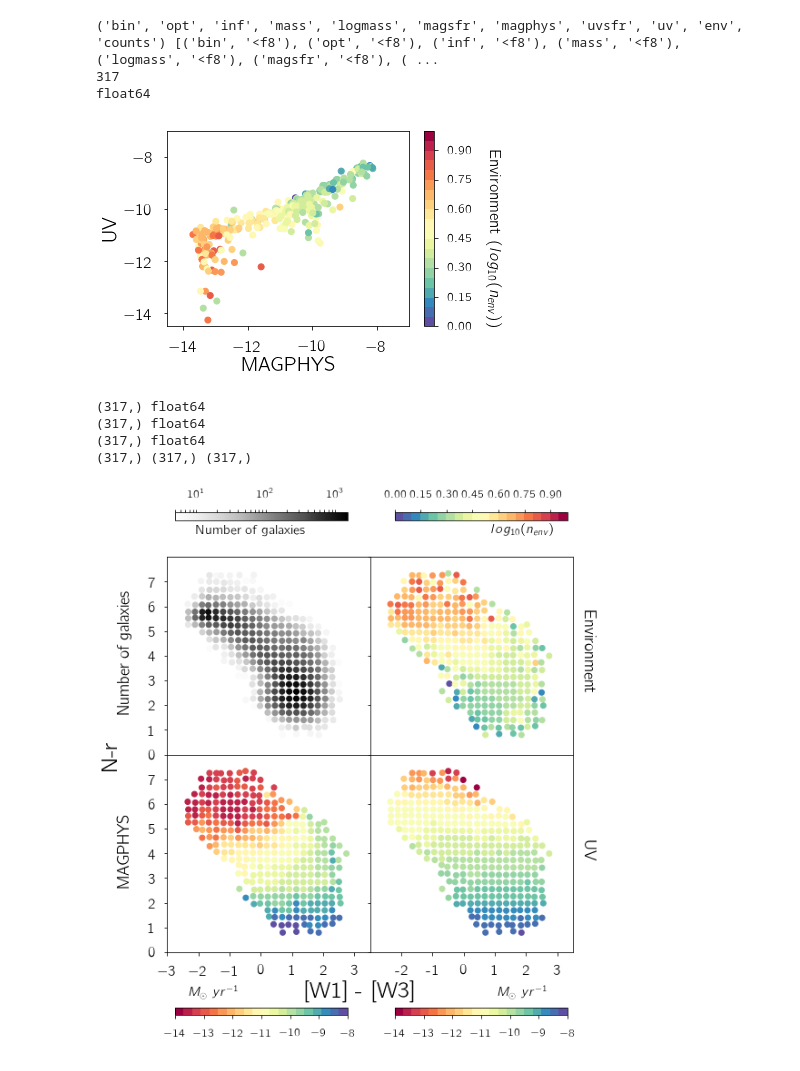
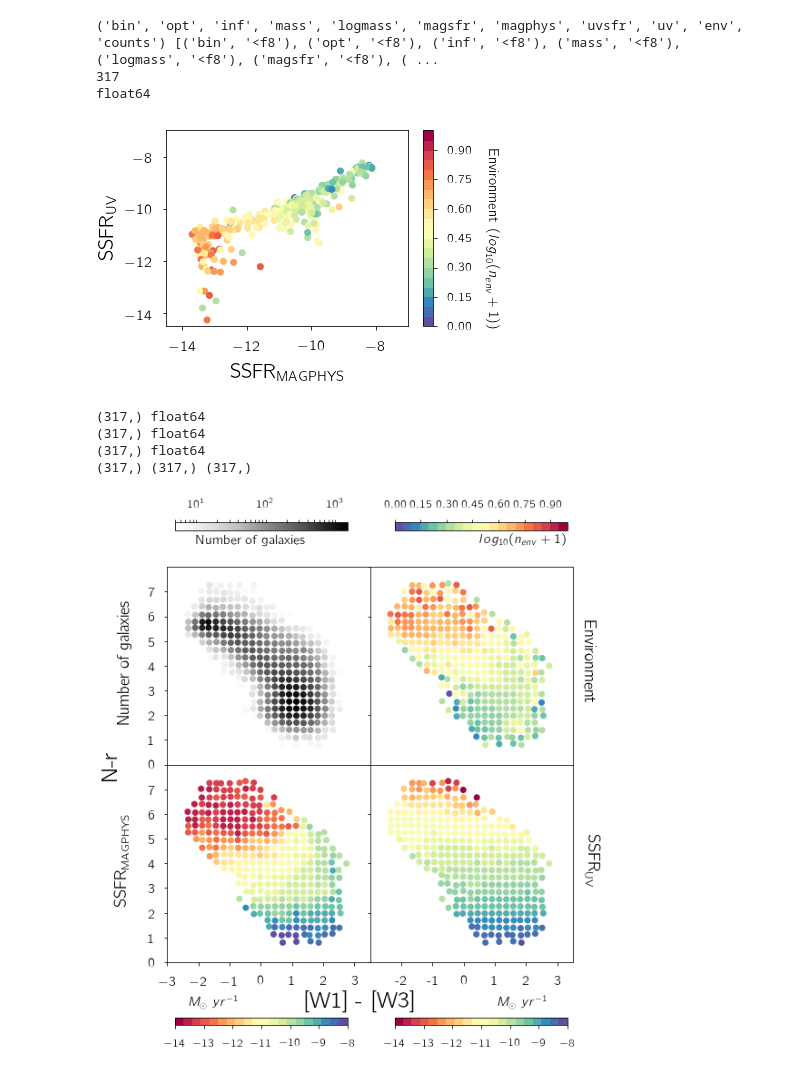
Before and after one commit to nityamd/SSFR_Env, a Jupyter notebook: notebooks/Plots_for_paper.ipynb, the cells around one changed output. Drawn from its saved outputs; the diff is of its cells as text; code cells hidden in the pictures.

```diff
--- a/notebooks/Plots_for_paper.ipynb
+++ b/notebooks/Plots_for_paper.ipynb
@@ -38,8 +38,8 @@ rcParams['font.size'] = 22
 rcParams['axes.labelsize'] = 22
 rcParams['axes.labelweight'] = 'bold'
 rcParams['axes.titlesize'] = 17
-rcParams['xtick.labelsize'] = 16
-rcParams['ytick.labelsize'] = 16
+rcParams['xtick.labelsize'] = 15
+rcParams['ytick.labelsize'] = 15
 rcParams['legend.fontsize'] = 16
 rcParams['figure.titlesize'] = 1
 
@@ -67,37 +67,39 @@ d = dat[ind]
 
 fig = plt.figure(figsize =(6,4))
 ax = fig.add_subplot(111)
 x = [-15.0, -12.0, -7.0]
 y = [-15.0, -12.0, -7.0]
 
 m = 0.7
 c = 2.6
 
 y2 = [m*x[i] - c for i in range(len(x))]
 bounds1 = np.linspace(0, 1.0, 21)
 norm1 = colors.BoundaryNorm(boundaries=bounds1, ncolors=256)
 
 cs0 = ax.scatter(d['magphys'],d['uv'], c = np.log10(d['env']), cmap = plt.cm.Spectral_r, norm = norm1)
-ax.set_xlabel('MAGPHYS', fontsize = 20)
-ax.set_ylabel('UV', fontsize = 20)
+ax.set_xlabel(r'SSFR\textsubscript{MAGPHYS}', fontsize = 20, labelpad = 15.0)
+ax.set_ylabel(r'SSFR\textsubscript{UV}', fontsize = 20, labelpad = 5.0)
 # ax.plot(x,y, color = 'k',alpha=0.6, linestyle = '--')
 # ax.plot(x,y2, color = 'k',alpha=0.6, linestyle = '--')
 ax.set_xlim(-14.5,-7.0)
 ax.set_ylim(-14.5,-7.0)
 ax.xaxis.set_ticks([-14.0,-12.0,-10.0,-8.0])
 ax.yaxis.set_ticks([-14.0,-12.0,-10.0,-8.0])
 #plt.title('Environment')
-fig.text(0.95, 0.5, r'Environment ($log_{10}(n_{env})$)',ha='center', va='center', rotation=270,fontsize = 16)
+fig.text(0.95, 0.5, r'Environment ($log_{10}(n_{env}+1)$)',ha='center', va='center', rotation=270,fontsize = 14)
 cbar = fig.colorbar(cs0)
 cbar.ax.tick_params(labelsize=13)
 plt.gcf().subplots_adjust(bottom = 0.2)
 plt.gcf().subplots_adjust(left = 0.2)
+#plt.tight_layout()
 #plt.gcf().subplots_adjust(bottom = 0.2)
 #plt.colorbar(cs0)
 plt.savefig('env_plot.pdf')
+
 plt.show()
 # %% [output]
-[figure, old version]
+[figure, new version]
 # %%
 #Let's make a panel plot brah
 
@@ -168,11 +170,11 @@ f.text(0.495, 0.05, '[W1] - [W3]', ha='center', va='center', fontsize = 25)
 f.text(0.02, 0.5, 'N-r', ha='center', va='center', rotation='vertical', fontsize = 25)
 f.text(0.045, 0.7, 'Number of galaxies', ha='center', va='center', rotation=90, fontsize = 18)
 f.text(0.93, 0.7, 'Environment', ha='center', va='center', rotation=270, fontsize = 18)
-f.text(0.045, 0.32, 'MAGPHYS', ha='center', va='center', rotation=90, fontsize = 18)
-f.text(0.93, 0.32, 'UV', ha='center', va='center', rotation=270, fontsize = 18)
+f.text(0.045, 0.32, r'SSFR\textsubscript{MAGPHYS}', ha='center', va='center', rotation=90, fontsize = 18)
+f.text(0.93, 0.32, r'SSFR\textsubscript{UV}', ha='center', va='center', rotation=270, fontsize = 18)
 
 f.text(0.285, 0.93, 'Number of galaxies', ha='center', va='center',fontsize = 15)
-f.text(0.805, 0.93, r'$log_{10}(n_{env})$', ha='center', va='center',fontsize = 15)
+f.text(0.805, 0.93, r'$log_{10}(n_{env}+1)$', ha='center', va='center',fontsize = 15)
 f.text(0.215, 0.046, r'$M_{\odot}$ $yr^{-1}$', ha='center', va='center',fontsize = 15)
 f.text(0.805, 0.046, r'$M_{\odot}$ $yr^{-1}$', ha='center', va='center',fontsize = 15)
 
@@ -208,4 +210,4 @@ plt.show()
 (317,) float64
 (317,) float64
 (317,) (317,) (317,)
-[figure, old version]
+[figure, new version]
```
Also changed, not shown: 27 other files.
